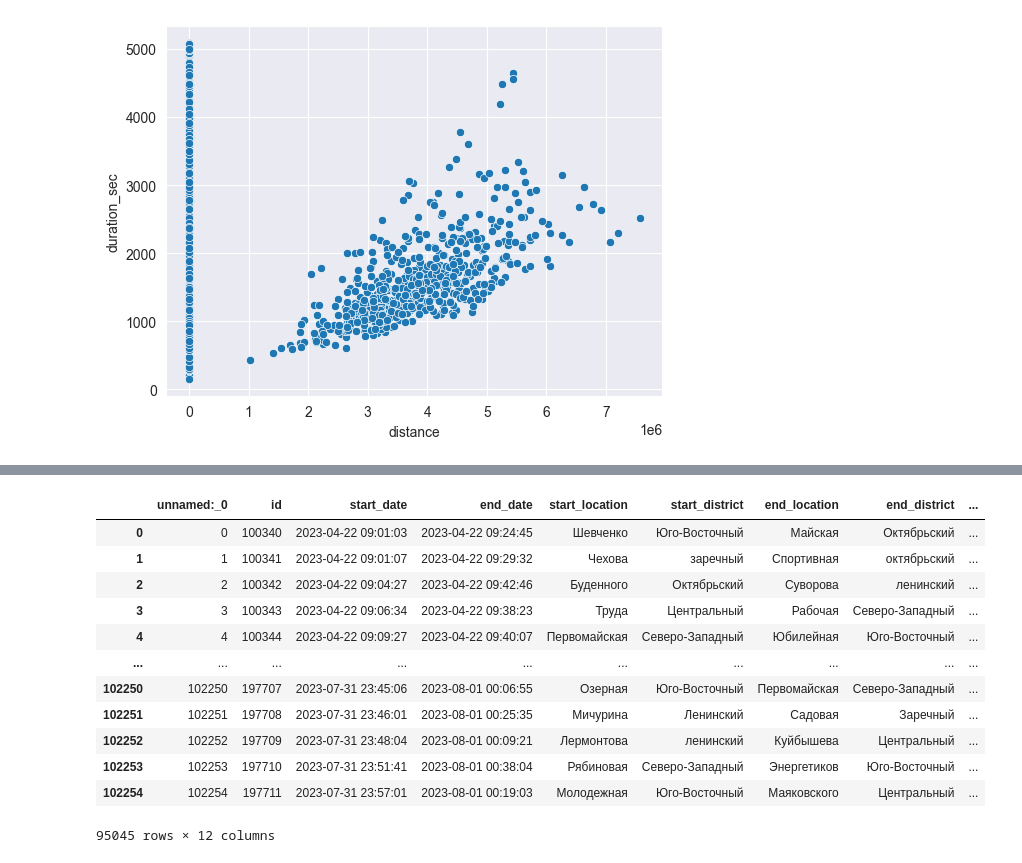
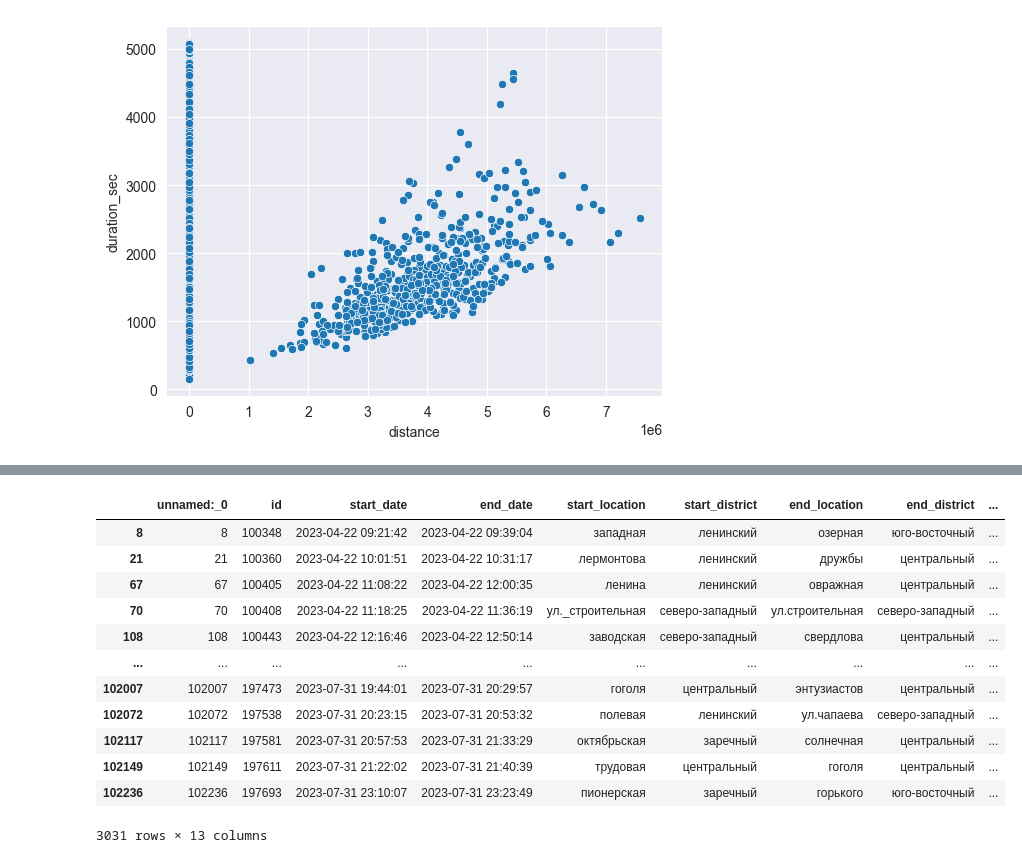
Before and after one commit to alexhronov/analiz_samokatov, a Jupyter notebook: sample.ipynb, the cells around one changed output, grey strips where cells are left out. Saved outputs shown, nothing was run; the diff lists cells and outputs as text; code cells hidden in the pictures.

```diff
--- a/sample.ipynb
+++ b/sample.ipynb
@@ -20,4 +20,6 @@ warnings.filterwarnings("ignore")
 # %%
+for i in rd.columns[4:8]:
+    rd.loc[:, i] = rd[i].astype(str).apply(lambda x: x.lower().replace(' ', '_'))
 rd
 # %% [output]
 |  | unnamed:_0 | id | start_date | end_date | start_location | start_district | end_location | end_district | ... |
@@ -71,3 +75,8 @@ sns.boxplot(rd1.speed, orient='h', ax=axes[1])
 # %%
-max(rd1.speed), min(rd1.speed)
+fig, axes = plt.subplots(3, 1, figsize=(12, 6))
+rd1.loc[:, 'speed_var'] = rd1.speed.apply(lambda x: 'low' if x <= 0.9336 else 'normal')
+sns.kdeplot(data=rd1, x='duration_sec', hue='speed_var', ax=axes[0])
+sns.kdeplot(data=rd1, x='distance', hue='speed_var', ax=axes[1])
+sns.kdeplot(data=rd1[rd1['speed'] >= 1], x='distance', ax=axes[2])
+max(rd1.speed)
 # %% [output]
@@ -84,9 +94,3 @@ sns.scatterplot(data=rd1, x='distance', y='duration_sec')
 # %% [output]
 <Axes: xlabel='distance', ylabel='duration_sec'>
 [figure]
-# %%
-rd1.dropna(inplace=True)
-if shapiro(rd1.speed)[1] >= 0.05 and shapiro(rd1.distance)[1] >= 0.05:
-    print(pearsonr(rd1.speed, rd1.distance))
-else:
-    print(spearmanr(rd1.speed, rd1.distance))
@@ -111,16 +97,16 @@ dtype: int64
 # %%
-rd1
+rd1[rd1['speed_var'] == 'low']
 # %% [output]
 |  | unnamed:_0 | id | start_date | end_date | start_location | start_district | end_location | end_district | ... |
-| 0 | 0 | 100340 | 2023-04-22 09:01:03 | 2023-04-22 09:24:45 | Шевченко | Юго-Восточный | Майская | Октябрьский | ... |
-| 1 | 1 | 100341 | 2023-04-22 09:01:07 | 2023-04-22 09:29:32 | Чехова | заречный | Спортивная | октябрьский | ... |
-| 2 | 2 | 100342 | 2023-04-22 09:04:27 | 2023-04-22 09:42:46 | Буденного | Октябрьский | Суворова | ленинский | ... |
-| 3 | 3 | 100343 | 2023-04-22 09:06:34 | 2023-04-22 09:38:23 | Труда | Центральный | Рабочая | Северо-Западный | ... |
-| 4 | 4 | 100344 | 2023-04-22 09:09:27 | 2023-04-22 09:40:07 | Первомайская | Северо-Западный | Юбилейная | Юго-Восточный | ... |
+| 8 | 8 | 100348 | 2023-04-22 09:21:42 | 2023-04-22 09:39:04 | западная | ленинский | озерная | юго-восточный | ... |
+| 21 | 21 | 100360 | 2023-04-22 10:01:51 | 2023-04-22 10:31:17 | лермонтова | ленинский | дружбы | центральный | ... |
+| 67 | 67 | 100405 | 2023-04-22 11:08:22 | 2023-04-22 12:00:35 | ленина | ленинский | овражная | центральный | ... |
+| 70 | 70 | 100408 | 2023-04-22 11:18:25 | 2023-04-22 11:36:19 | ул._строительная | северо-западный | ул.строительная | северо-западный | ... |
+| 108 | 108 | 100443 | 2023-04-22 12:16:46 | 2023-04-22 12:50:14 | заводская | северо-западный | свердлова | центральный | ... |
 | ... | ... | ... | ... | ... | ... | ... | ... | ... | ... |
-| 102250 | 102250 | 197707 | 2023-07-31 23:45:06 | 2023-08-01 00:06:55 | Озерная | Юго-Восточный | Первомайская | Северо-Западный | ... |
-| 102251 | 102251 | 197708 | 2023-07-31 23:46:01 | 2023-08-01 00:25:35 | Мичурина | Ленинский | Садовая | Заречный | ... |
-| 102252 | 102252 | 197709 | 2023-07-31 23:48:04 | 2023-08-01 00:09:21 | Лермонтова | ленинский | Куйбышева | Центральный | ... |
-| 102253 | 102253 | 197710 | 2023-07-31 23:51:41 | 2023-08-01 00:38:04 | Рябиновая | Северо-Западный | Энергетиков | Юго-Восточный | ... |
-| 102254 | 102254 | 197711 | 2023-07-31 23:57:01 | 2023-08-01 00:19:03 | Молодежная | Юго-Восточный | Маяковского | Центральный | ... |
+| 102007 | 102007 | 197473 | 2023-07-31 19:44:01 | 2023-07-31 20:29:57 | гоголя | центральный | энтузиастов | центральный | ... |
+| 102072 | 102072 | 197538 | 2023-07-31 20:23:15 | 2023-07-31 20:53:32 | полевая | ленинский | ул.чапаева | северо-западный | ... |
+| 102117 | 102117 | 197581 | 2023-07-31 20:57:53 | 2023-07-31 21:33:29 | октябрьская | заречный | солнечная | центральный | ... |
+| 102149 | 102149 | 197611 | 2023-07-31 21:22:02 | 2023-07-31 21:40:39 | трудовая | центральный | гоголя | центральный | ... |
+| 102236 | 102236 | 197693 | 2023-07-31 23:10:07 | 2023-07-31 23:23:49 | пионерская | заречный | горького | юго-восточный | ... |
-95045 rows × 12 columns
+3031 rows × 13 columns
```
Also changed, not shown: parts of 10 cells of this notebook.
